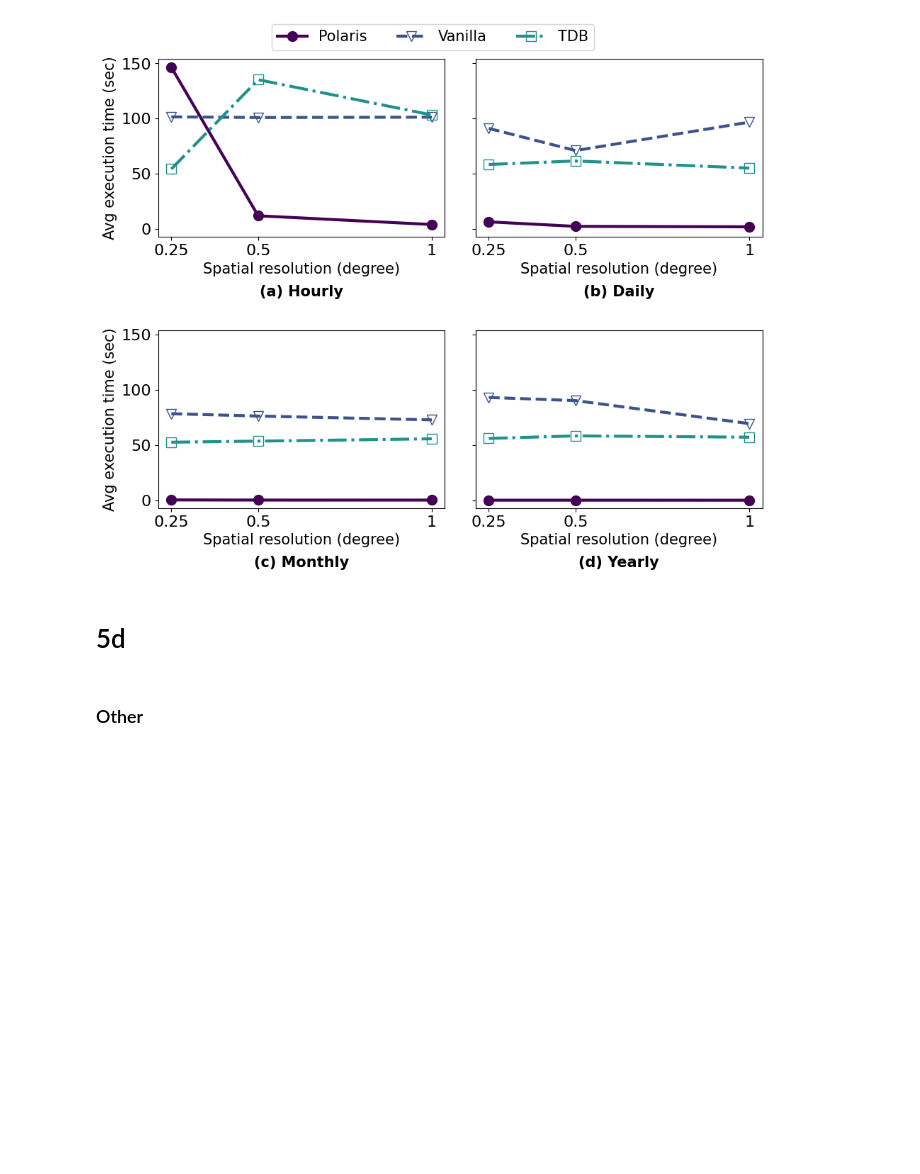
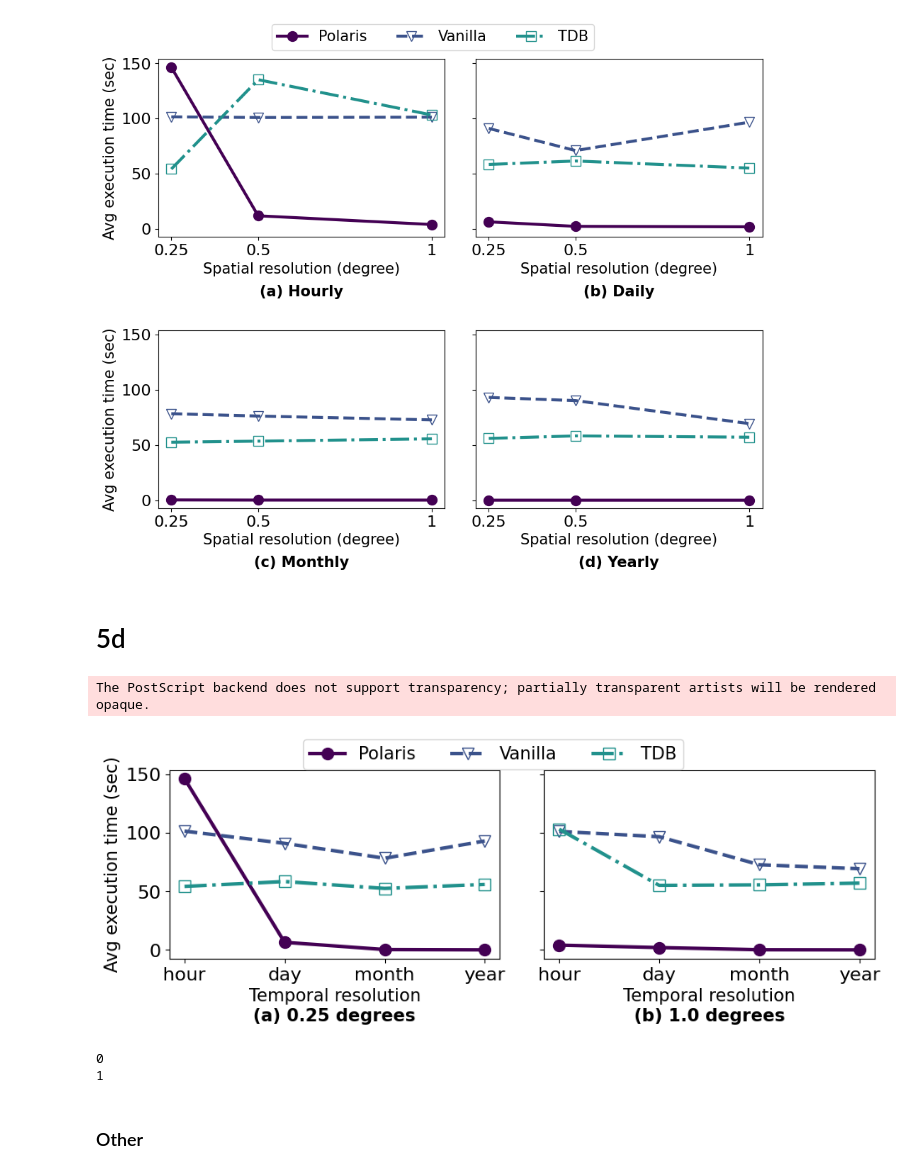
Before and after one commit to iharp3/experiment-kit, a Jupyter notebook: experiment/results/plot_refactor.ipynb, the cells around one changed output. Drawn from its saved outputs; the diff is of its cells as text; code cells hidden in the pictures; blank space fills up the shorter version.

Commit message:
plot 5d

```diff
--- a/experiment/results/plot_refactor.ipynb
+++ b/experiment/results/plot_refactor.ipynb
@@ -400,20 +484,29 @@ The PostScript backend does not support transparency; partially transparent arti
 # %%
 col_name="changing_resolution"
 custom_plot(df_polaris_all,
             df_vanilla_all,
             df_tdb_all,
             timespan_bool=True,
-            ticklist=[0.25, 0.5, 1],
-            ticklabels = [0.25, 0.5, 1],
-            x_label="Spatial resolution (degree)",
-            category = get_category(col_name),
+            ticklist=[0,1,2,3],
+            ticklabels = ["hour", "day", "month", "year"],
+            x_label="Temporal resolution",
+            category = "temporal_resolution",
             col_name=col_name,
             colsize=10,
-            rowsize = 8,
+            rowsize = 4,
             padding=2.5,
             anchor=(0.5,1.03),
             subtitlesfontsize=15,
-            file_name="5c.eps")
+            file_name="5d.eps")
+# %% [output]
+The PostScript backend does not support transparency; partially transparent artists will be rendered opaque.
+[figure, added]
+# %%
+for i in range(2):
+    print(i)
+# %% [output]
+0
+1
 # %% [markdown]
 ### Other
 # %% [markdown]
```
Also changed, not shown: parts of 1 cell of this notebook, 1 other file.
